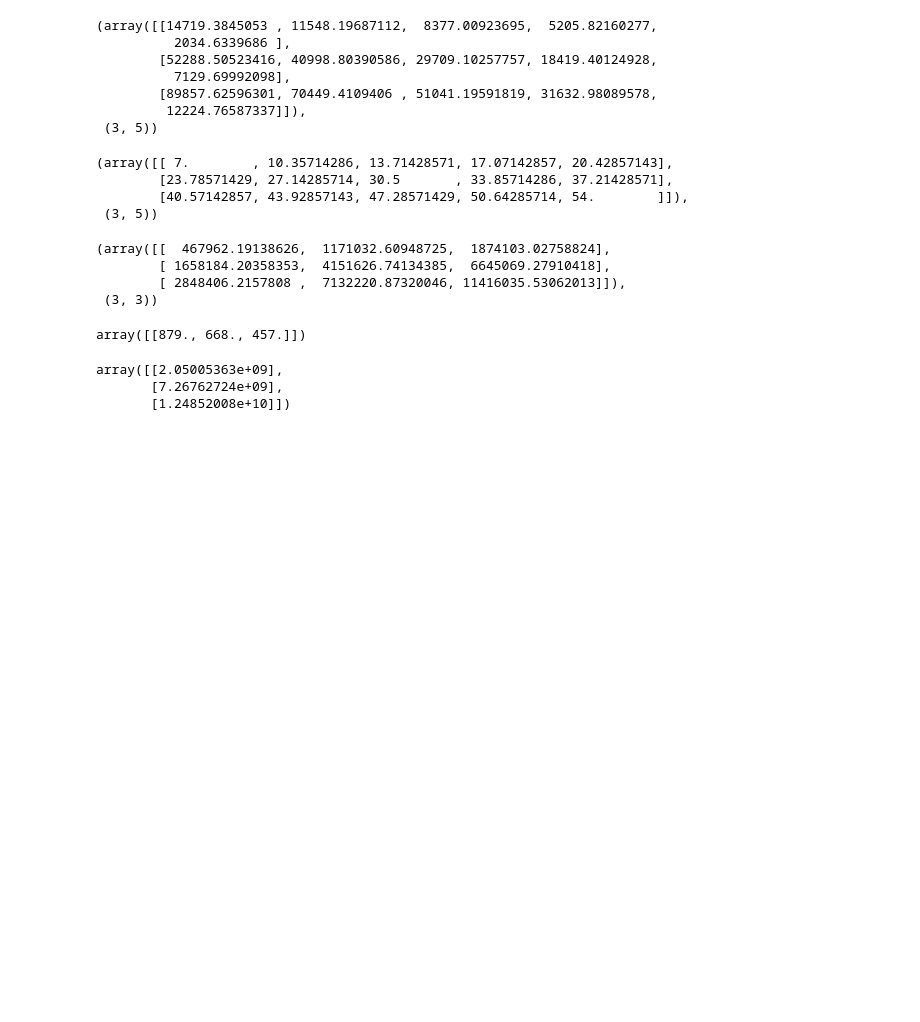
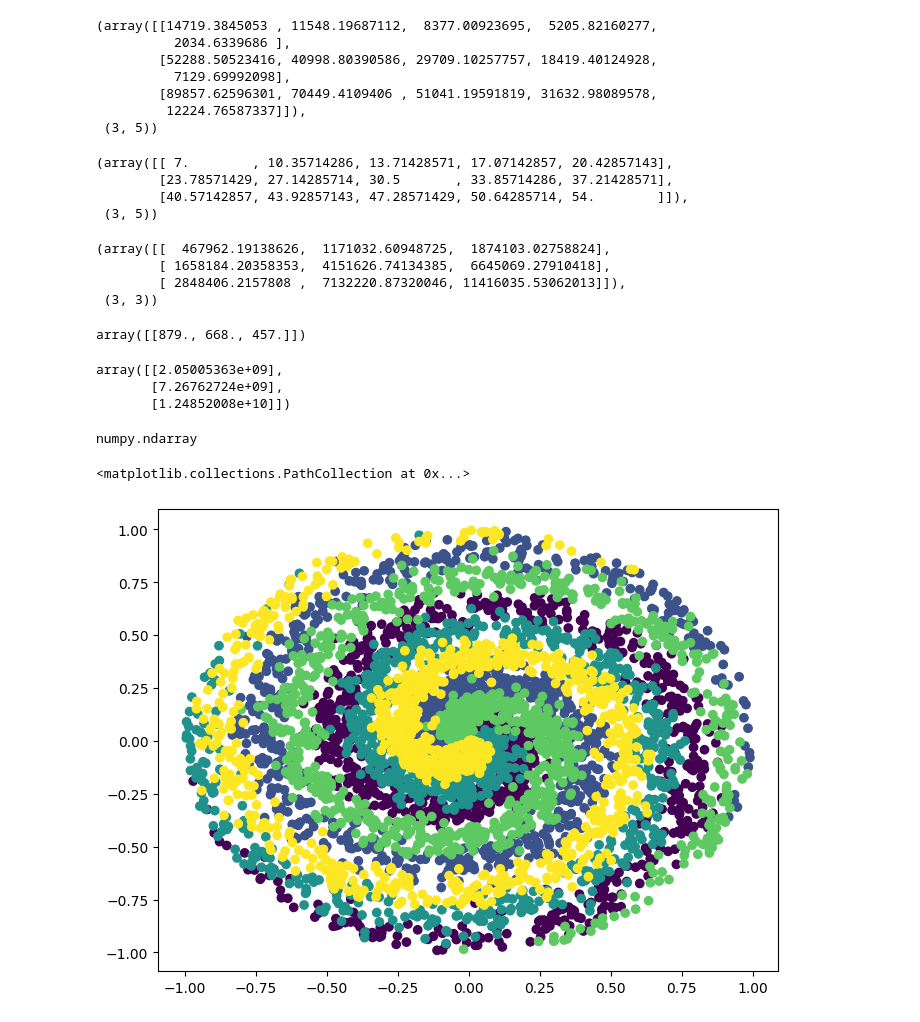
Before and after one commit to Red-stevo/AI, a Jupyter notebook: Neuron-networks/day_1 neuron networks.ipynb, the cells around one changed output. Saved outputs shown, nothing was run; the diff lists cells and outputs as text; code cells hidden in the pictures; blank space fills up the shorter version.

```diff
--- a/Neuron-networks/day_1 neuron networks.ipynb
+++ b/Neuron-networks/day_1 neuron networks.ipynb
@@ -257,0 +271,13 @@ class LinearPerceptron:
+# %%
+x, y = spiral_data(samples=1000, classes=5)
+
+type(x)
+# %% [output]
+numpy.ndarray
+# %%
+# Let plot out the data
+plt.figure(figsize=(8, 6))
+plt.scatter(x[:, 0], x[:, 1], c=y, cmap="viridis")
+# %% [output]
+<matplotlib.collections.PathCollection at 0x...>
+[figure, added]
```
Also changed, not shown: parts of 4 cells of this notebook.
